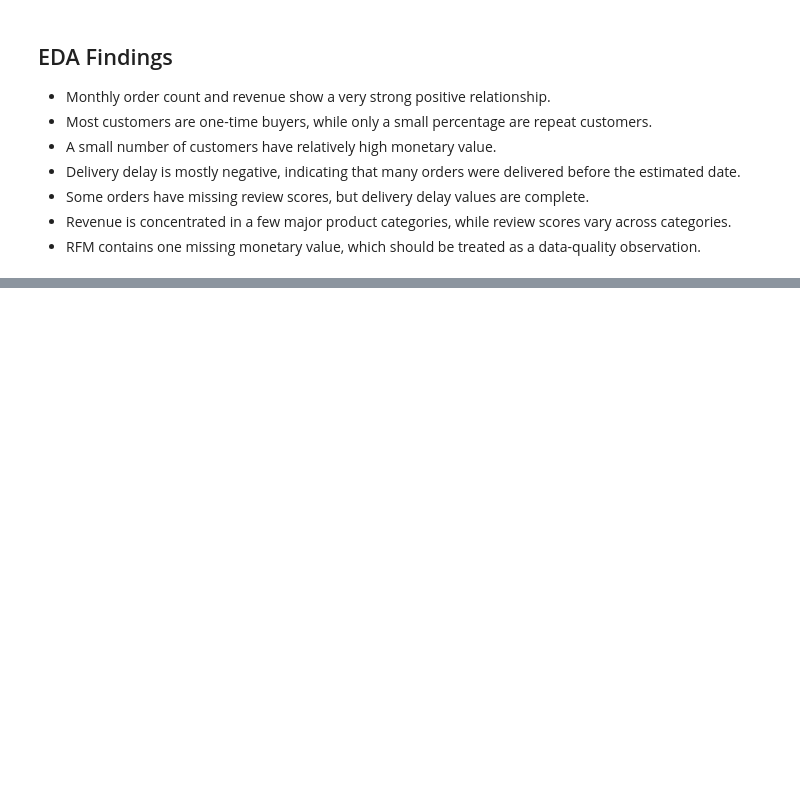
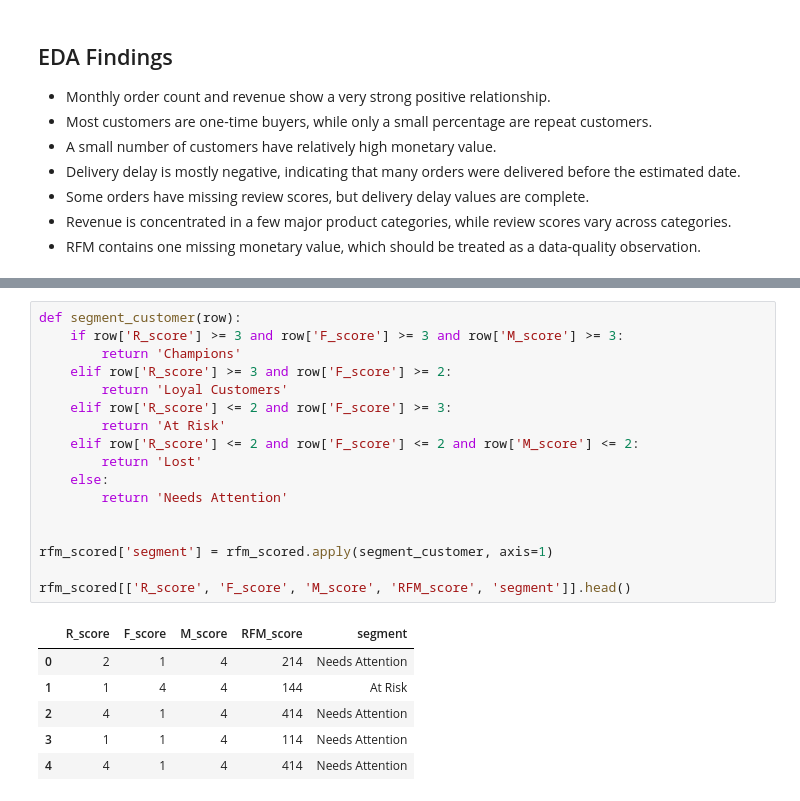
Before and after one commit to maniprabha20/OrderMetrics360, a Jupyter notebook: Untitled1.ipynb, the cells around one changed output, grey strips where cells are left out. Drawn from its saved outputs; the diff is of its cells as text; blank space fills up the shorter version.

```diff
--- a/Untitled1.ipynb
+++ b/Untitled1.ipynb
@@ -509,0 +581,24 @@ SyntaxError: invalid syntax (104274814.py, line 3)
+# %%
+def segment_customer(row):
+    if row['R_score'] >= 3 and row['F_score'] >= 3 and row['M_score'] >= 3:
+        return 'Champions'
+    elif row['R_score'] >= 3 and row['F_score'] >= 2:
+        return 'Loyal Customers'
+    elif row['R_score'] <= 2 and row['F_score'] >= 3:
+        return 'At Risk'
+    elif row['R_score'] <= 2 and row['F_score'] <= 2 and row['M_score'] <= 2:
+        return 'Lost'
+    else:
+        return 'Needs Attention'
+
+
+rfm_scored['segment'] = rfm_scored.apply(segment_customer, axis=1)
+
+rfm_scored[['R_score', 'F_score', 'M_score', 'RFM_score', 'segment']].head()
+# %% [output]
+|  | R_score | F_score | M_score | RFM_score | segment |
+| 0 | 2 | 1 | 4 | 214 | Needs Attention |
+| 1 | 1 | 4 | 4 | 144 | At Risk |
+| 2 | 4 | 1 | 4 | 414 | Needs Attention |
+| 3 | 1 | 1 | 4 | 114 | Needs Attention |
+| 4 | 4 | 1 | 4 | 414 | Needs Attention |
```
Also changed, not shown: parts of 9 cells of this notebook, 1 other file.
